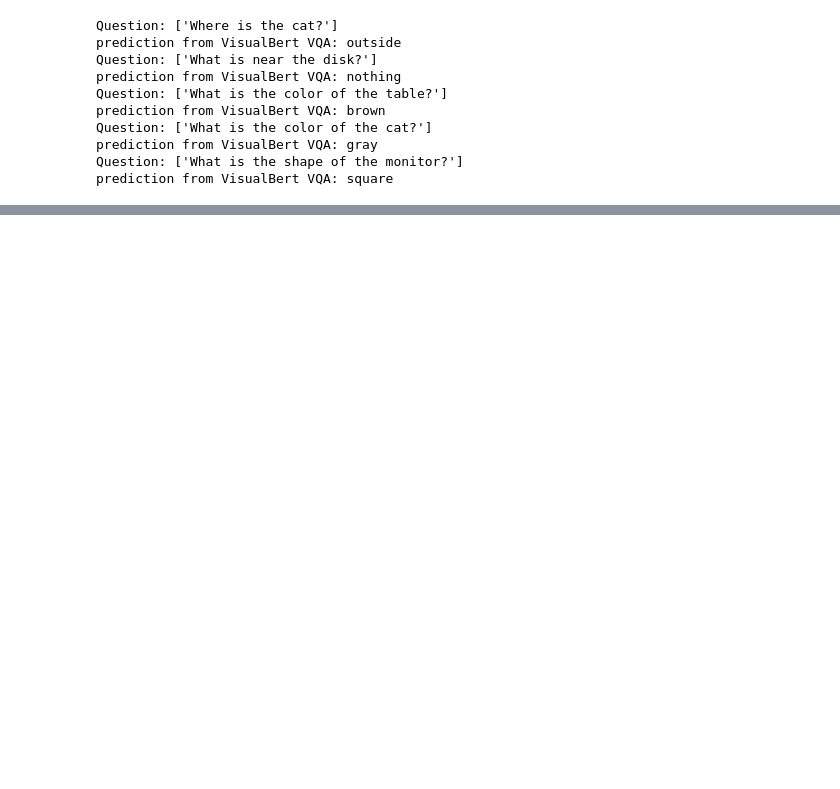
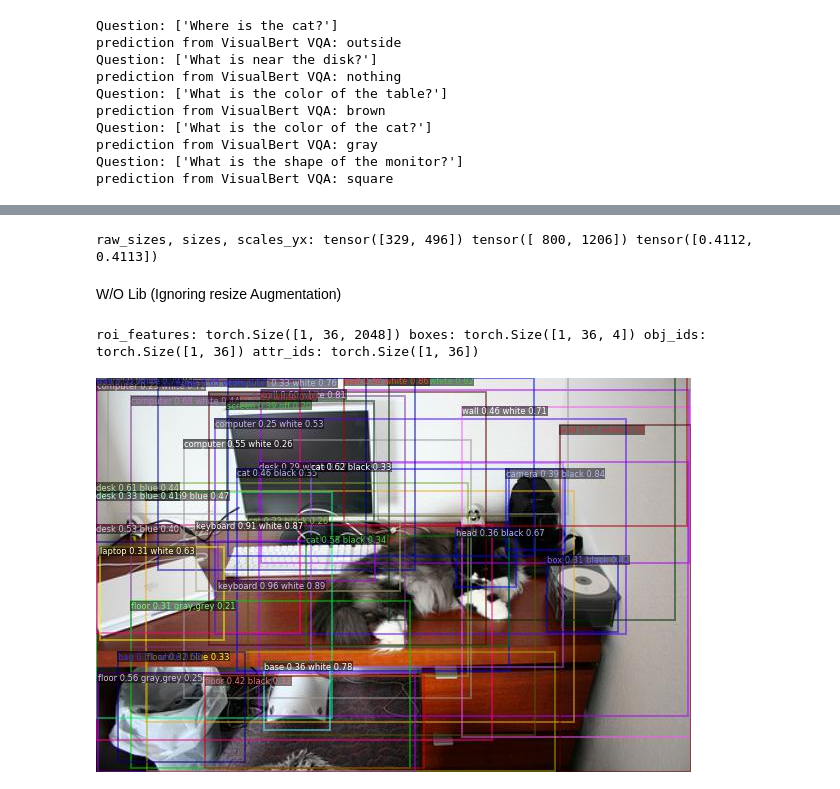
Before and after one commit to mobarakol/tutorial_notebooks, a Jupyter notebook: VisualBERT_VQA_COCO.ipynb, the cells around one changed output, grey strips where cells are left out. Drawn from its saved outputs; the diff is of its cells as text; code cells hidden in the pictures; blank space fills up the shorter version.

```diff
--- a/VisualBERT_VQA_COCO.ipynb
+++ b/VisualBERT_VQA_COCO.ipynb
@@ -150,0 +175,10 @@ showarray(frcnn_visualizer._get_buffer())
+# %%
+print('sizes:',sizes, 'scales_yx:',scales_yx)
+
+frcnn_cfg = Config.from_pretrained("unc-nlp/frcnn-vg-finetuned")
+print('Mean:',frcnn_cfg.MODEL.PIXEL_MEAN,
+      '\nSTD:',frcnn_cfg.MODEL.PIXEL_STD,
+      '\nMax Input Size:',frcnn_cfg.INPUT.MAX_SIZE_TEST,
+      '\nMin Input Size:',frcnn_cfg.INPUT.MIN_SIZE_TEST)
+
+print('ROI Feature Extraction Model:',frcnn_cfg.RESNETS)
@@ -150,0 +202,62 @@ showarray(frcnn_visualizer._get_buffer())
+# %%
+URL = "https://miro.medium.com/max/992/1*7jn1sgbhz3fNJweDFTHrrw.png"
+img = Image.open(requests.get(URL, stream=True).raw)
+raw_sizes = torch.tensor(np.array(img).shape[:2])
+sizes = torch.tensor([800, 1206])
+scales_yx = torch.true_divide(raw_sizes, sizes)
+print('raw_sizes, sizes, scales_yx:',raw_sizes, sizes, scales_yx)
+# %% [output]
+raw_sizes, sizes, scales_yx: tensor([329, 496]) tensor([ 800, 1206]) tensor([0.4112, 0.4113])
+# %% [markdown]
+W/O Lib (Ignoring resize Augmentation)
+# %%
+import matplotlib.pyplot as plt
+from PIL import Image
+import requests
+
+URL = "https://miro.medium.com/max/992/1*7jn1sgbhz3fNJweDFTHrrw.png"
+img_raw = Image.open(requests.get(URL, stream=True).raw)
+raw_sizes = torch.tensor(np.array(img_raw).shape[:2])
+sizes = torch.tensor([800, 1206])
+scales_yx = torch.true_divide(raw_sizes, sizes)
+
+pil_image = img_raw.resize((1206, 800), Image.BILINEAR) # PIL image wxh where other lib hxw
+normalizer = lambda x: (x - [102.9801, 115.9465, 122.7717]) / [1.0, 1.0, 1.0]
+images_mine = torch.tensor(normalizer(np.array(pil_image))).double().permute(2, 0,1)[None]
+
+output_dict = frcnn(
+    images_mine.float(),
+    torch.tensor([[800, 1206]]),
+    scales_yx=torch.tensor([[0.4112, 0.4113]]),
+    padding="max_detections",
+    max_detections=frcnn_cfg.max_detections,
+    return_tensors="pt",
+)
+
+print('roi_features:',output_dict.get("roi_features").shape, 'boxes:', output_dict.get("boxes").shape,
+      'obj_ids:', output_dict.get("obj_ids").shape, 'attr_ids:', output_dict.get("attr_ids").shape,)
+# for visualizing output
+
+def showarray(a, fmt="jpeg"):
+    from IPython.display import Image, display
+    a = np.uint8(np.clip(a, 0, 255))
+    f = io.BytesIO()
+    PIL.Image.fromarray(a).save(f, fmt)
+    display(Image(data=f.getvalue()))
+
+# image viz
+frcnn_visualizer = SingleImageViz(URL, id2obj=objids, id2attr=attrids)
+
+# add boxes and labels to the image
+
+frcnn_visualizer.draw_boxes(
+    output_dict.get("boxes"),
+    output_dict.pop("obj_ids"),
+    output_dict.pop("obj_probs"),
+    output_dict.pop("attr_ids"),
+    output_dict.pop("attr_probs"),
+)
+showarray(frcnn_visualizer._get_buffer())
+# %% [output]
+roi_features: torch.Size([1, 36, 2048]) boxes: torch.Size([1, 36, 4]) obj_ids: torch.Size([1, 36]) attr_ids: torch.Size([1, 36])
+[figure, added]
```
Also changed, not shown: parts of 26 cells of this notebook.
